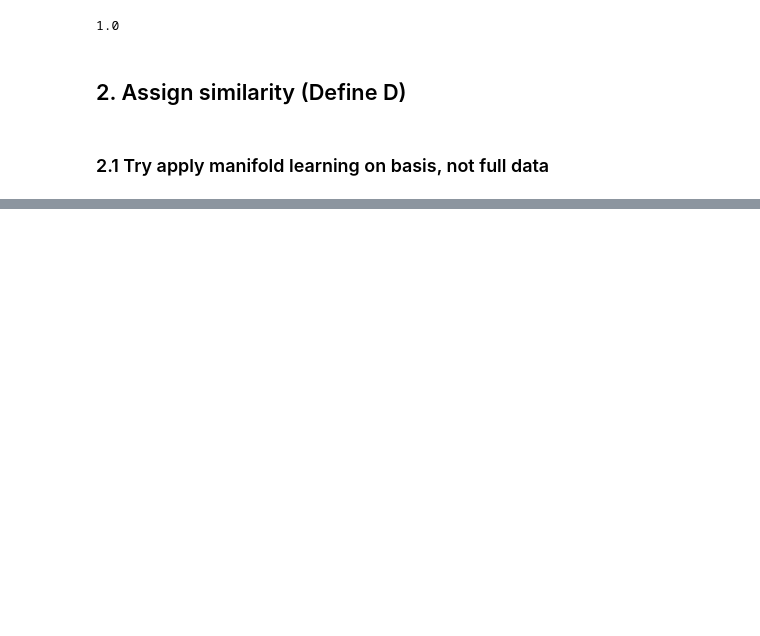
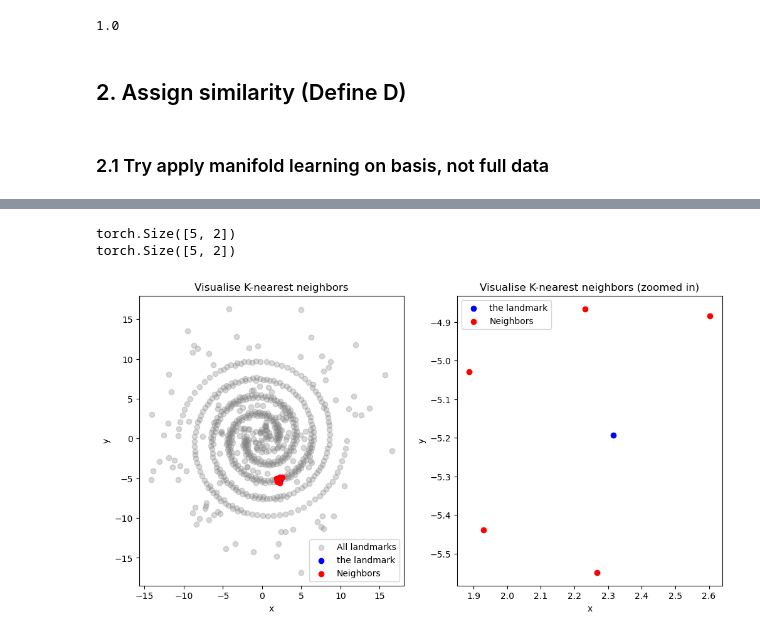
Before and after one commit to derek1909/SignalSpace-WarmUp, a Jupyter notebook: warmup.ipynb, the cells around one changed output, grey strips where cells are left out. Saved outputs shown, nothing was run; the diff lists cells and outputs as text; code cells hidden in the pictures; blank space fills up the shorter version.

Commit message:
find K-neighbors

```diff
--- a/warmup.ipynb
+++ b/warmup.ipynb
@@ -125,0 +130,8 @@ print(np.linalg.norm(Act[0,:]))
+# %%
+## Compute K-nearest neighbors for each element in model.Basis
+
+
+# Compute K-nearest neighbors
+neighbors_indices = model.KNN(5).detach().cpu()
+print("K-nearest neighbors indices:")
+print(neighbors_indices)
@@ -125,0 +153,35 @@ print(np.linalg.norm(Act[0,:]))
+# %%
+
+idx = 360
+
+fig, [ax, ax1] = plt.subplots(figsize=[12,6],nrows=1, ncols=2)
+
+# plot dictionary elements
+ax.scatter(Bas[:, 0], Bas[:, 1], label='All landmarks', color='gray', alpha=0.3)
+
+ax.scatter(Bas[idx,0], Bas[idx,1], label='the landmark', color='blue', alpha=1)
+neighbors = Bas[neighbors_indices[idx],:]
+print(neighbors.shape)
+ax.scatter(neighbors[:,0], neighbors[:,1], label='Neighbors', color='red', alpha=1)
+
+# Setting the title and labels
+ax.set_title("Visualise K-nearest neighbors")
+ax.set_xlabel("x")
+ax.set_ylabel("y")
+ax.legend()
+
+ax1.scatter(Bas[idx,0], Bas[idx,1], label='the landmark', color='blue', alpha=1)
+neighbors = Bas[neighbors_indices[idx],:]
+print(neighbors.shape)
+ax1.scatter(neighbors[:,0], neighbors[:,1], label='Neighbors', color='red', alpha=1)
+
+# Setting the title and labels
+ax1.set_title("Visualise K-nearest neighbors (zoomed in)")
+ax1.set_xlabel("x")
+ax1.set_ylabel("y")
+ax1.legend()
+plt.show()
+# %% [output]
+torch.Size([5, 2])
+torch.Size([5, 2])
+[figure, added]
```
Also changed, not shown: parts of 8 cells of this notebook, 1 other file.
